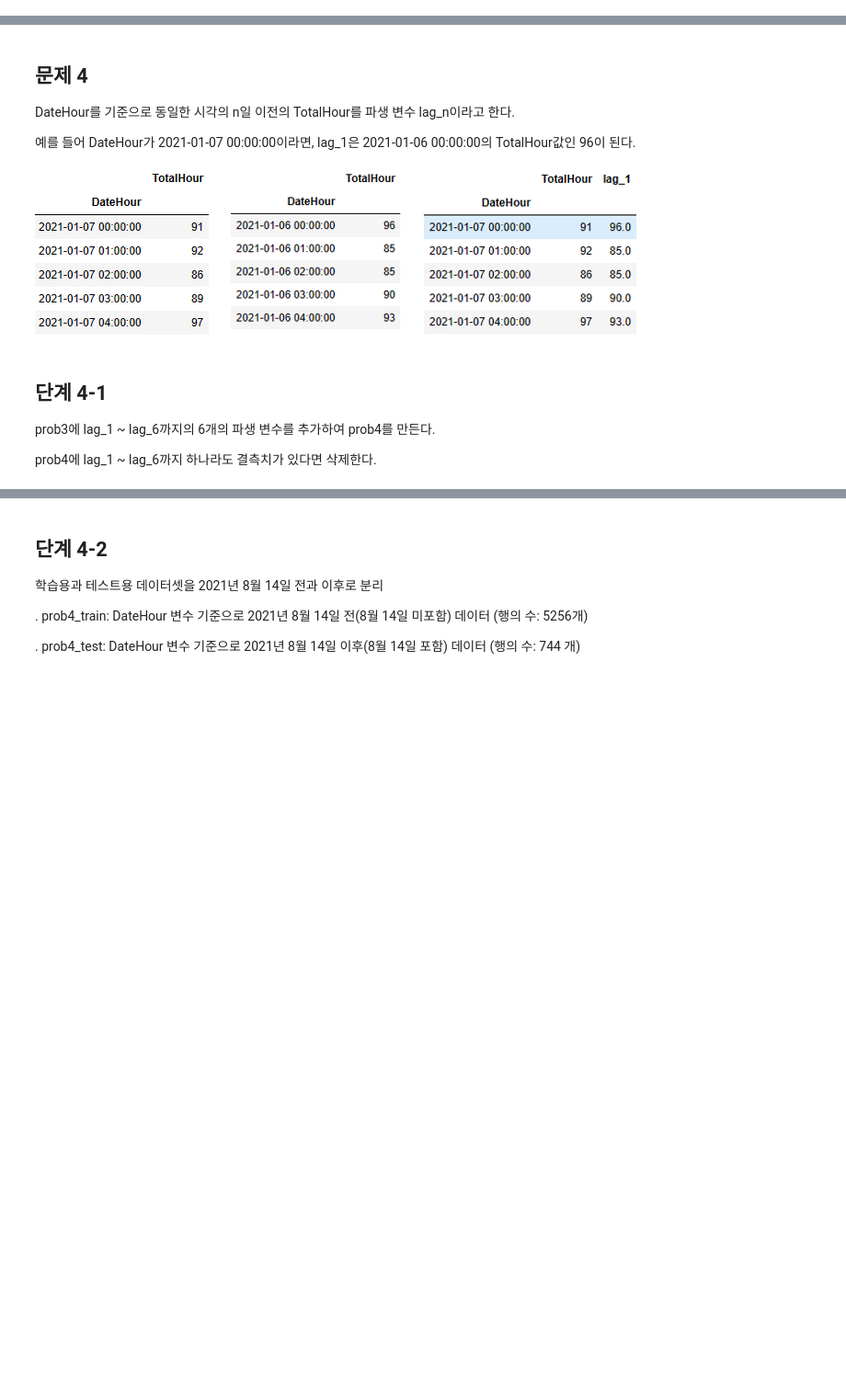
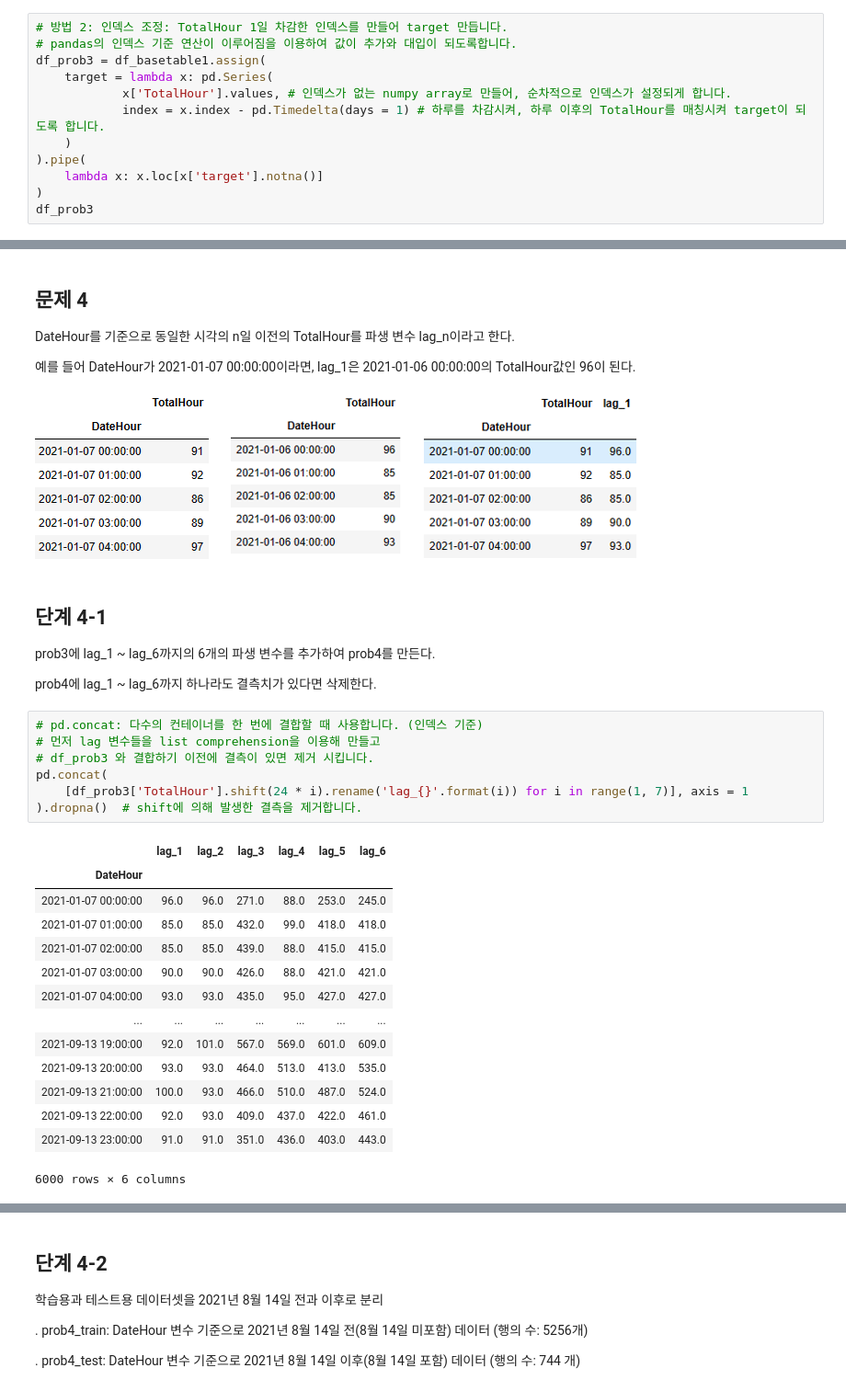
Before and after one commit to sunkusun9/DS_lv3_2506_1, a Jupyter notebook: sec_ds_lv3_prob3_prob.ipynb, the cells around one changed output, grey strips where cells are left out. Shown: that part at 92% size. Drawn from its saved outputs; the diff is of its cells as text; blank space fills up the shorter version.

```diff
--- a/sec_ds_lv3_prob3_prob.ipynb
+++ b/sec_ds_lv3_prob3_prob.ipynb
@@ -1199,0 +1315,12 @@ df_prob3
+# %%
+# 방법 2: 인덱스 조정: TotalHour 1일 차감한 인덱스를 만들어 target 만듭니다.
+# pandas의 인덱스 기준 연산이 이루어짐을 이용하여 값이 추가와 대입이 되도록합니다.
+df_prob3 = df_basetable1.assign(
+    target = lambda x: pd.Series(
+            x['TotalHour'].values, # 인덱스가 없는 numpy array로 만들어, 순차적으로 인덱스가 설정되게 합니다.
+            index = x.index - pd.Timedelta(days = 1) # 하루를 차감시켜, 하루 이후의 TotalHour를 매칭시켜 target이 되도록 합니다.
+    )
+).pipe(
+    lambda x: x.loc[x['target'].notna()]
+)
+df_prob3
@@ -1368,5 +1509,27 @@ DateHour를 기준으로 동일한 시각의 n일 이전의 TotalHour를 파생
 prob3에 lag_1 ~ lag_6까지의 6개의 파생 변수를 추가하여 prob4를 만든다.
 
 prob4에 lag_1 ~ lag_6까지 하나라도 결측치가 있다면 삭제한다.
+# %%
+# pd.concat: 다수의 컨테이너를 한 번에 결합할 때 사용합니다. (인덱스 기준)
+# 먼저 lag 변수들을 list comprehension을 이용해 만들고
+# df_prob3 와 결합하기 이전에 결측이 있면 제거 시킵니다.
+pd.concat(
+    [df_prob3['TotalHour'].shift(24 * i).rename('lag_{}'.format(i)) for i in range(1, 7)], axis = 1
+).dropna()  # shift에 의해 발생한 결측을 제거합니다.
+# %% [output]
+|  | lag_1 | lag_2 | lag_3 | lag_4 | lag_5 | lag_6 |
+| DateHour |  |  |  |  |  |  |
+| 2021-01-07 00:00:00 | 96.0 | 96.0 | 271.0 | 88.0 | 253.0 | 245.0 |
+| 2021-01-07 01:00:00 | 85.0 | 85.0 | 432.0 | 99.0 | 418.0 | 418.0 |
+| 2021-01-07 02:00:00 | 85.0 | 85.0 | 439.0 | 88.0 | 415.0 | 415.0 |
+| 2021-01-07 03:00:00 | 90.0 | 90.0 | 426.0 | 88.0 | 421.0 | 421.0 |
+| 2021-01-07 04:00:00 | 93.0 | 93.0 | 435.0 | 95.0 | 427.0 | 427.0 |
+| ... | ... | ... | ... | ... | ... | ... |
+| 2021-09-13 19:00:00 | 92.0 | 101.0 | 567.0 | 569.0 | 601.0 | 609.0 |
+| 2021-09-13 20:00:00 | 93.0 | 93.0 | 464.0 | 513.0 | 413.0 | 535.0 |
+| 2021-09-13 21:00:00 | 100.0 | 93.0 | 466.0 | 510.0 | 487.0 | 524.0 |
+| 2021-09-13 22:00:00 | 92.0 | 93.0 | 409.0 | 437.0 | 422.0 | 461.0 |
+| 2021-09-13 23:00:00 | 91.0 | 91.0 | 351.0 | 436.0 | 403.0 | 443.0 |
+6000 rows × 6 columns
 # %%
 # 방법 1. shift
```
Also changed, not shown: parts of 132 cells of this notebook.
